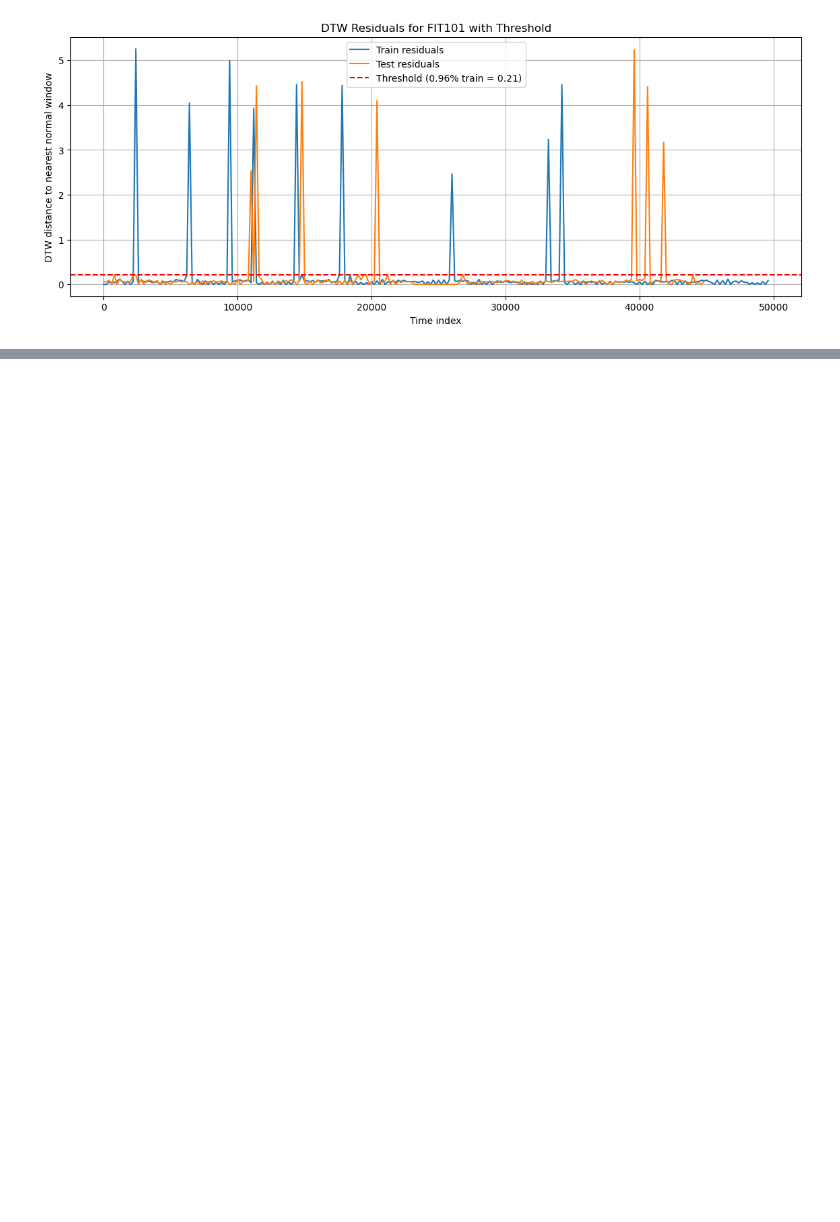
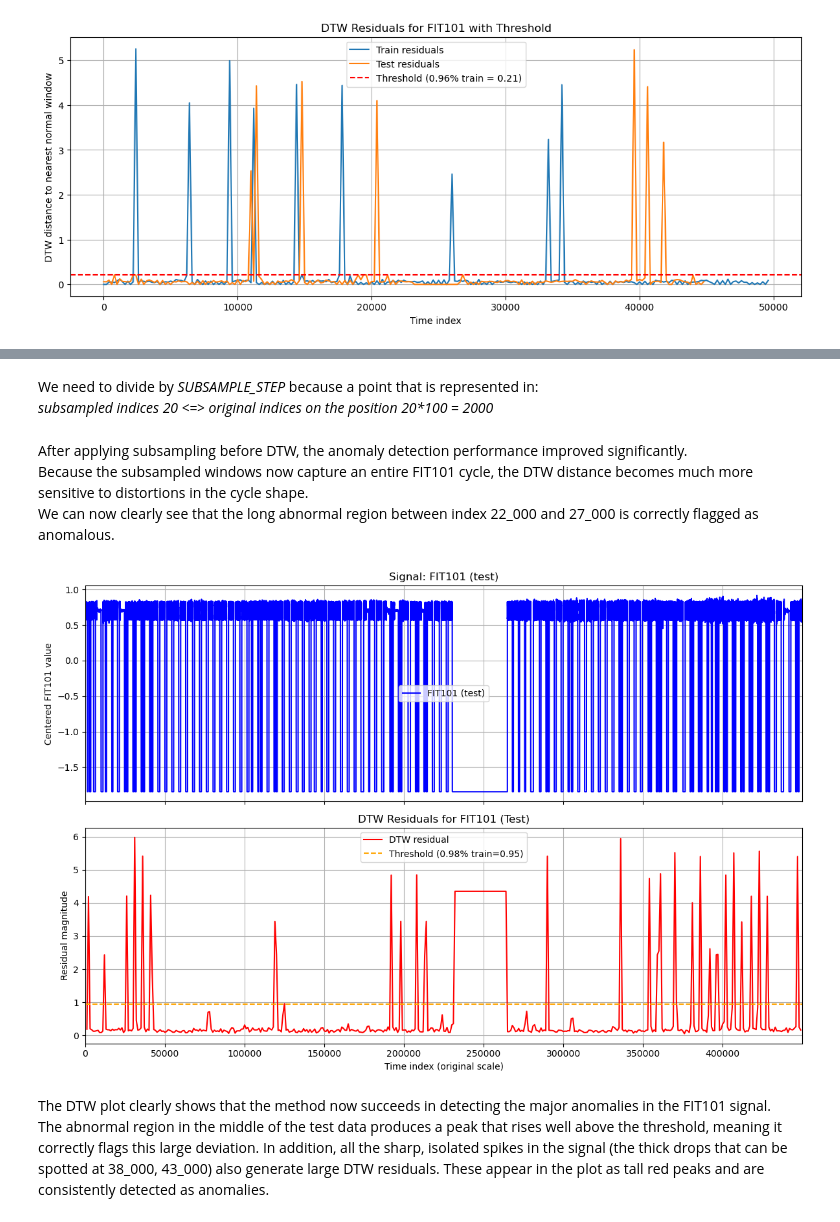
Before and after one commit to razvan4974/Data-Mining-Lab-1, a Jupyter notebook: Anomaly Detection.ipynb, the cells around one changed output, grey strips where cells are left out. Drawn from its saved outputs; the diff is of its cells as text; code cells hidden in the pictures; blank space fills up the shorter version.

Commit message:
Update Anomaly Detection notebook

```diff
--- a/Anomaly Detection.ipynb
+++ b/Anomaly Detection.ipynb
@@ -815,0 +852,7 @@ run_dtw_experiment(
+# %% [markdown]
+We need to divide by _SUBSAMPLE_STEP_ because a point that is represented in:
+_subsampled indices 20 <=> original indices on the position 20*100 = 2000_
+# %% [markdown]
+After applying subsampling before DTW, the anomaly detection performance improved significantly.
+Because the subsampled windows now capture an entire FIT101 cycle, the DTW distance becomes much more sensitive to distortions in the cycle shape.
+We can now clearly see that the long abnormal region between index 22_000 and 27_000 is correctly flagged as anomalous.
@@ -815,0 +907,18 @@ run_dtw_experiment(
+# %%
+dtw_signal_overview(
+    full_test_signal=fit101_test,
+    fit_train_sub=fit101_train_sub,
+    fit_test_sub=fit101_test_sub,
+    window_size=2000//SUBSAMPLE_STEP,
+    train_stride=300//SUBSAMPLE_STEP,
+    eval_stride =1000//SUBSAMPLE_STEP,
+    n_rep=100,
+    quantile=0.98,
+    subsample_step=SUBSAMPLE_STEP
+)
+# %% [output]
+[figure, added]
+# %% [markdown]
+The DTW plot clearly shows that the method now succeeds in detecting the major anomalies in the FIT101 signal.
+The abnormal region in the middle of the test data produces a peak that rises well above the threshold, meaning it correctly flags this large deviation.
+In addition, all the sharp, isolated spikes in the signal (the thick drops that can be spotted at 38_000, 43_000) also generate large DTW residuals. These appear in the plot as tall red peaks and are consistently detected as anomalies.
```
Also changed, not shown: parts of 16 cells of this notebook.
